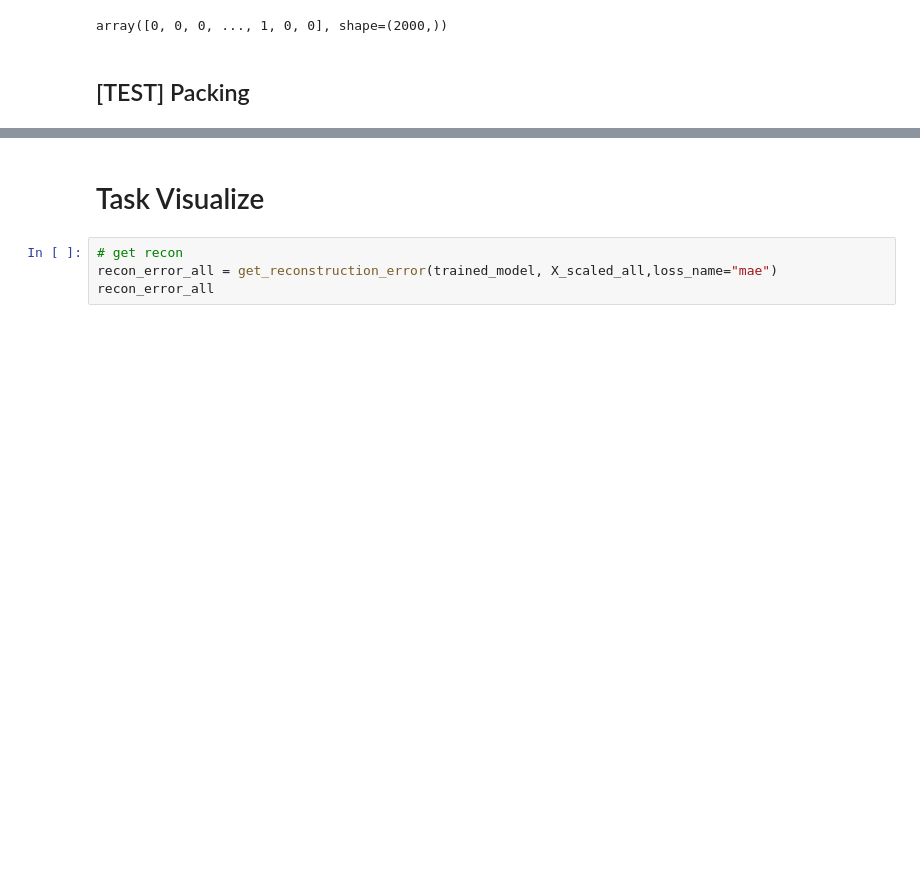
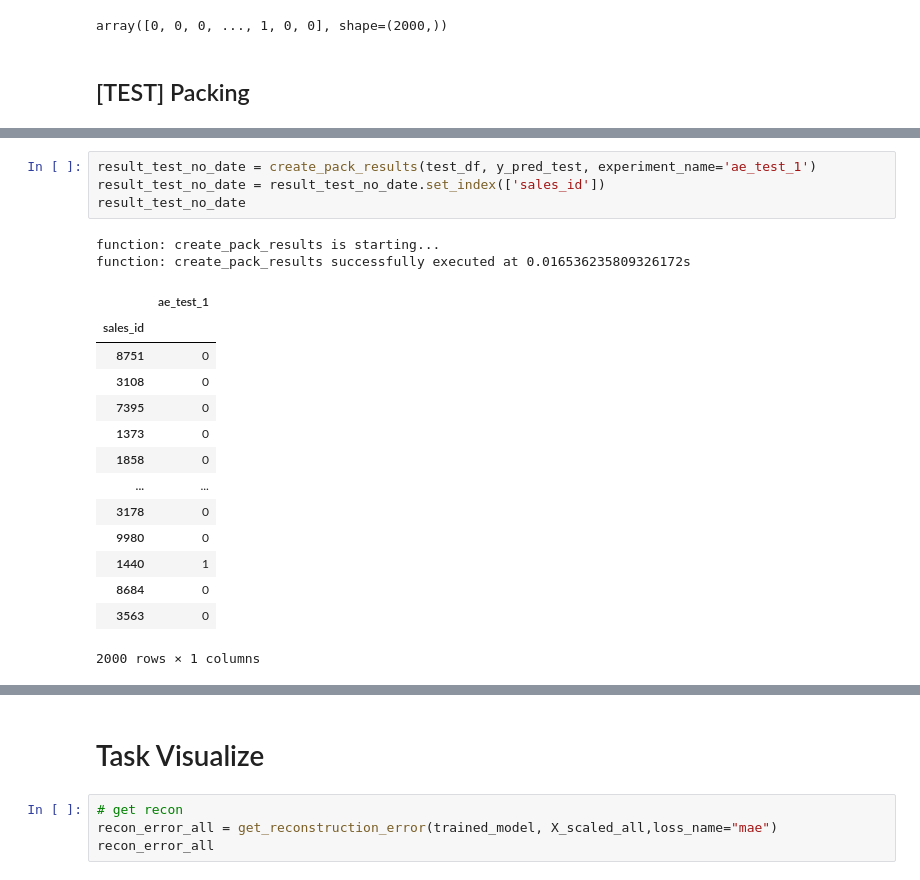
Before and after one commit to lidv94/anomaly-detection, a Jupyter notebook: auto_encoder_tune5.ipynb, the cells around one changed output, grey strips where cells are left out. Drawn from its saved outputs; the diff is of its cells as text; blank space fills up the shorter version.

```diff
--- a/auto_encoder_tune5.ipynb
+++ b/auto_encoder_tune5.ipynb
@@ -672,3 +672,24 @@ function: create_pack_results_date successfully executed at 0.001170873641967773
 | 1998 | 8684 | 2024-12-05 | 0 |
 | 1999 | 3563 | 2024-11-12 | 0 |
 2000 rows × 3 columns
+# %%
+result_test_no_date = create_pack_results(test_df, y_pred_test, experiment_name='ae_test_1')
+result_test_no_date = result_test_no_date.set_index(['sales_id'])
+result_test_no_date
+# %% [output]
+function: create_pack_results is starting...
+function: create_pack_results successfully executed at 0.016536235809326172s
+|  | ae_test_1 |
+| sales_id |  |
+| 8751 | 0 |
+| 3108 | 0 |
+| 7395 | 0 |
+| 1373 | 0 |
+| 1858 | 0 |
+| ... | ... |
+| 3178 | 0 |
+| 9980 | 0 |
+| 1440 | 1 |
+| 8684 | 0 |
+| 3563 | 0 |
+2000 rows × 1 columns
```
Also changed, not shown: parts of 20 cells of this notebook, 4 other files.
